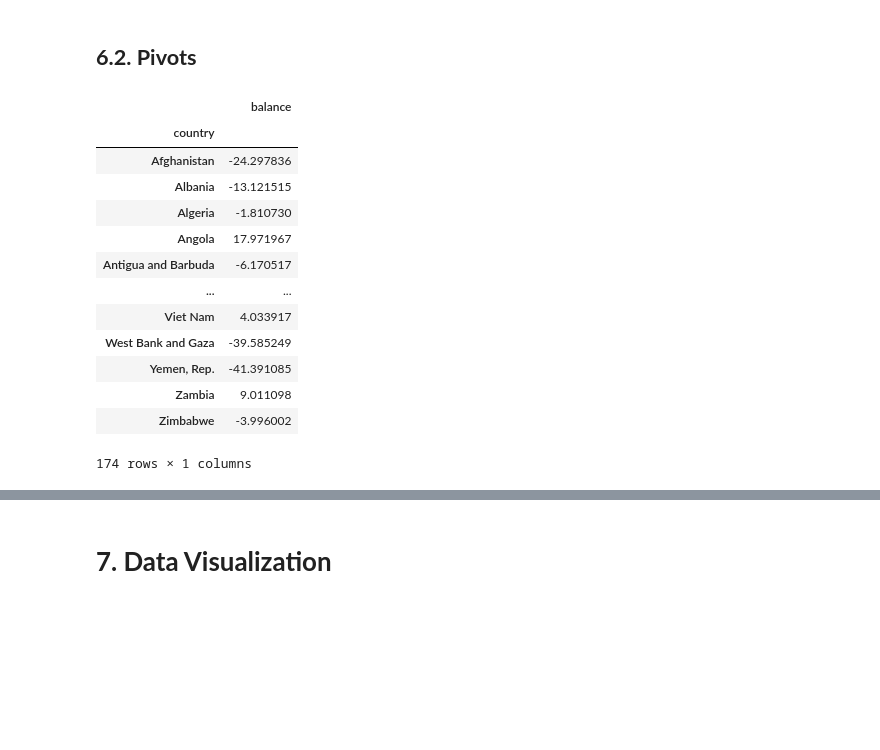
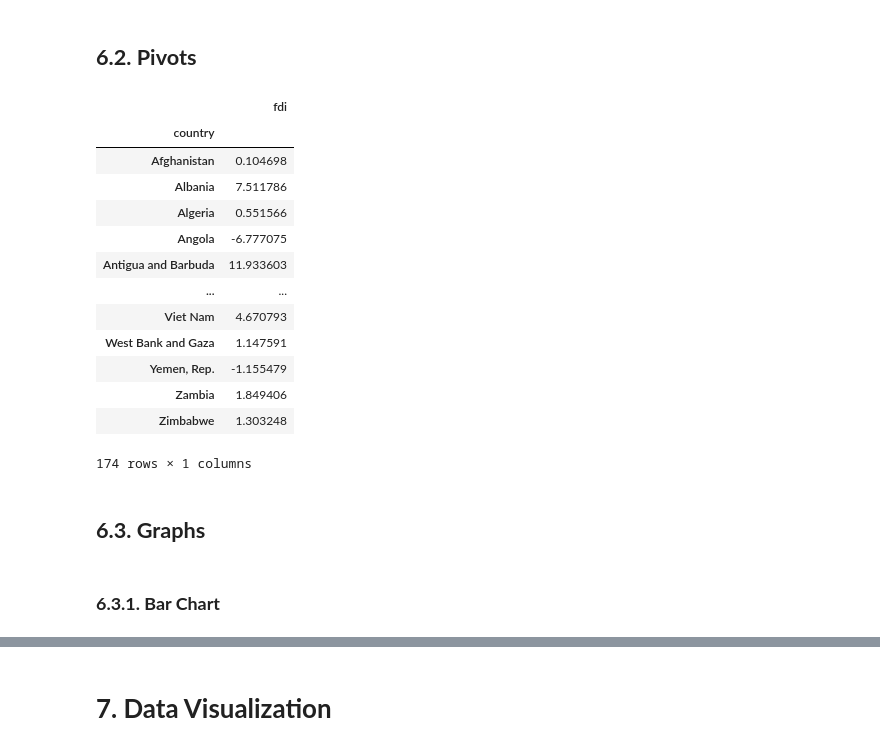
Before and after one commit to DJohanTwT/DataV24, a Jupyter notebook: C2_Clase_5_Dataframe.ipynb, the cells around one changed output, grey strips where cells are left out. Drawn from its saved outputs; the diff is of its cells as text; code cells hidden in the pictures; blank space fills up the shorter version.

```diff
--- a/C2_Clase_5_Dataframe.ipynb
+++ b/C2_Clase_5_Dataframe.ipynb
@@ -334,29 +336,32 @@ latam_data.head()
 # %%
 pivot_table_balance = pd.pivot_table(
     d2[
-        (d2.index.get_level_values("year") >= 2018)
-        & (d2.index.get_level_values("year") <= 2022)
+        (d2.index.get_level_values("year") >= 2017)
+        & (d2.index.get_level_values("year") <= 2023)
     ],
-    values="balance",
+    values="fdi",
     index="country",
     aggfunc="mean",
 )
-# Execute the code yourself to see the output
 
 pivot_table_balance
 # %% [output]
-|  | balance |
+|  | fdi |
 | country |  |
-| Afghanistan | -24.297836 |
-| Albania | -13.121515 |
-| Algeria | -1.810730 |
-| Angola | 17.971967 |
-| Antigua and Barbuda | -6.170517 |
+| Afghanistan | 0.104698 |
+| Albania | 7.511786 |
+| Algeria | 0.551566 |
+| Angola | -6.777075 |
+| Antigua and Barbuda | 11.933603 |
 | ... | ... |
-| Viet Nam | 4.033917 |
-| West Bank and Gaza | -39.585249 |
-| Yemen, Rep. | -41.391085 |
-| Zambia | 9.011098 |
-| Zimbabwe | -3.996002 |
+| Viet Nam | 4.670793 |
+| West Bank and Gaza | 1.147591 |
+| Yemen, Rep. | -1.155479 |
+| Zambia | 1.849406 |
+| Zimbabwe | 1.303248 |
 174 rows × 1 columns
+# %% [markdown]
+## **6.3. Graphs**
+# %% [markdown]
+### **6.3.1. Bar Chart**
 # %%
```
Also changed, not shown: parts of 27 cells of this notebook.
